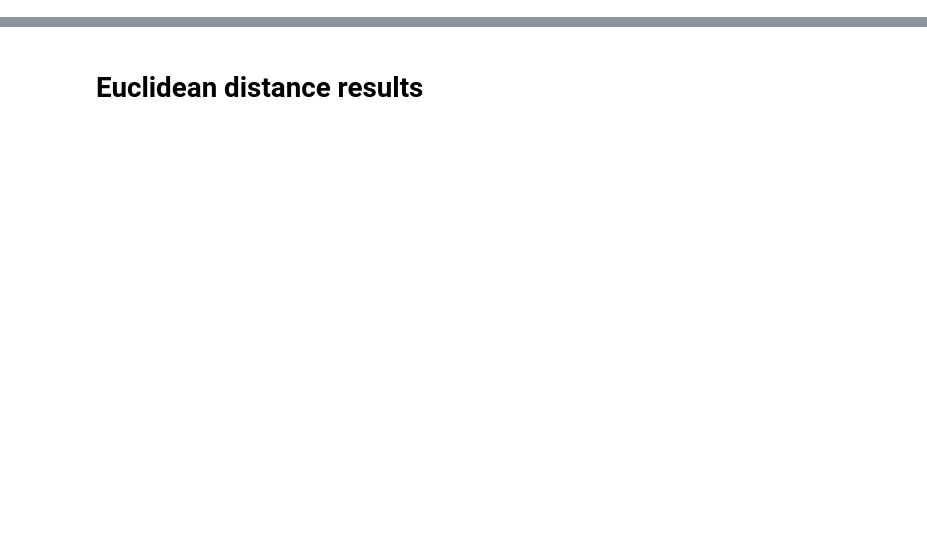
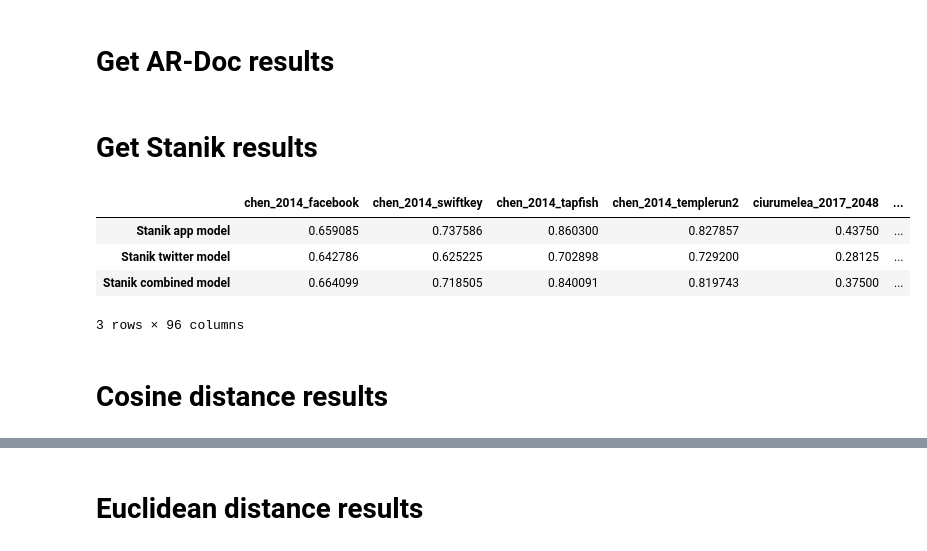
Before and after one commit to Peter-Devine/feedback_embedding_comparison, a Jupyter notebook: per_dataset_analysis.ipynb, the cells around one changed output, grey strips where cells are left out. Drawn from its saved outputs; the diff is of its cells as text; code cells hidden in the pictures; blank space fills up the shorter version.

```diff
--- a/per_dataset_analysis.ipynb
+++ b/per_dataset_analysis.ipynb
@@ -12,3 +12,5 @@ dataset_names = [x[:-3] for x in os.listdir("./data/downloaders") if x[-3:] == "
 # %%
 def get_per_dataset_results(results_df):
     return [results_df[[col for col in results_df.columns if dataset_name in col]].T.mean() for dataset_name in dataset_names]
+# %% [markdown]
+# Get AR-Doc results
@@ -14,0 +68,2 @@ def get_per_dataset_results(results_df):
+# %% [markdown]
+# Get Stanik results
@@ -14,0 +74,10 @@ def get_per_dataset_results(results_df):
+# %%
+stanik_df
+# %% [output]
+|  | chen_2014_facebook | chen_2014_swiftkey | chen_2014_tapfish | chen_2014_templerun2 | ciurumelea_2017_2048 | ... |
+| Stanik app model | 0.659085 | 0.737586 | 0.860300 | 0.827857 | 0.43750 | ... |
+| Stanik twitter model | 0.642786 | 0.625225 | 0.702898 | 0.729200 | 0.28125 | ... |
+| Stanik combined model | 0.664099 | 0.718505 | 0.840091 | 0.819743 | 0.37500 | ... |
+3 rows × 96 columns
+# %% [markdown]
+# Cosine distance results
```
Also changed, not shown: parts of 15 cells of this notebook, 1 other file.
